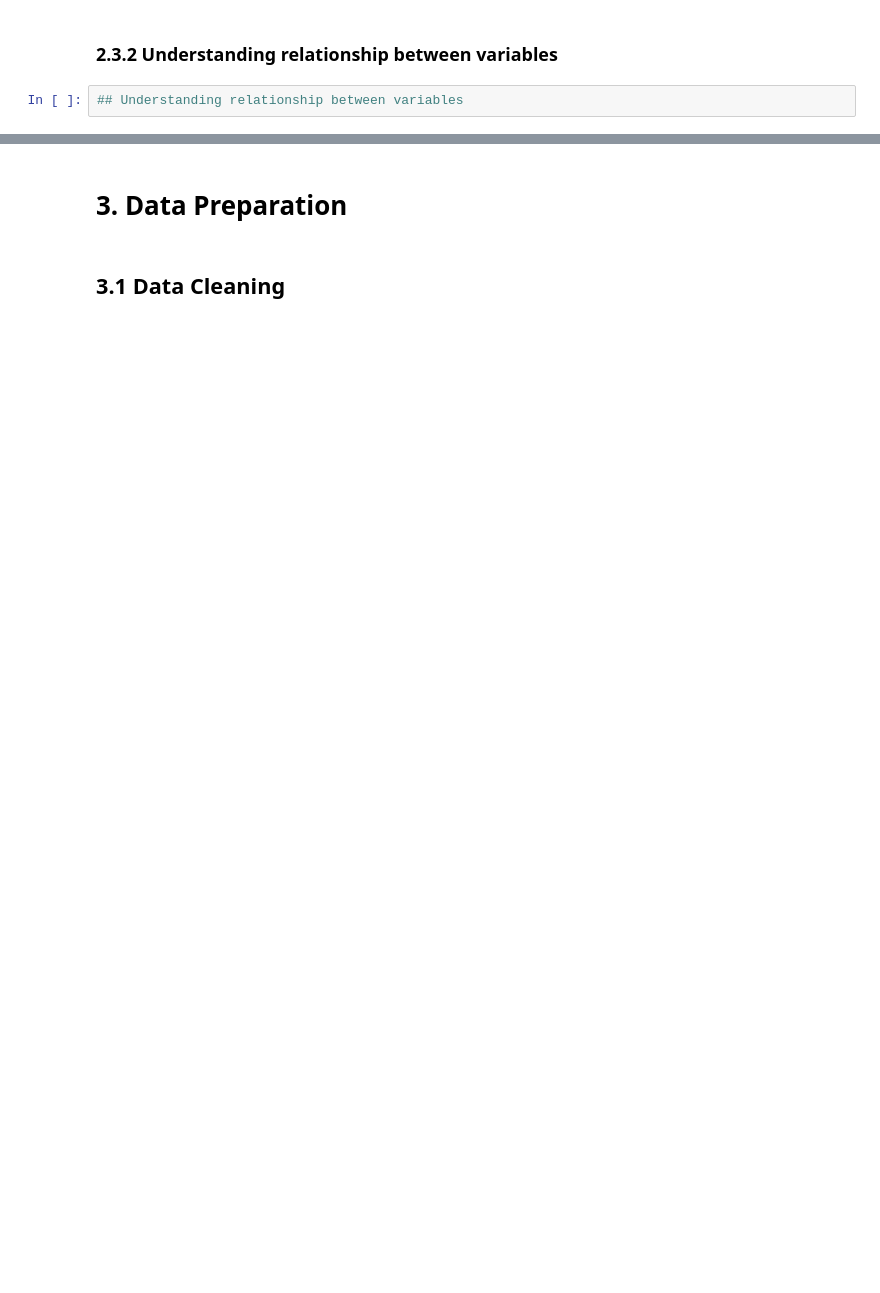
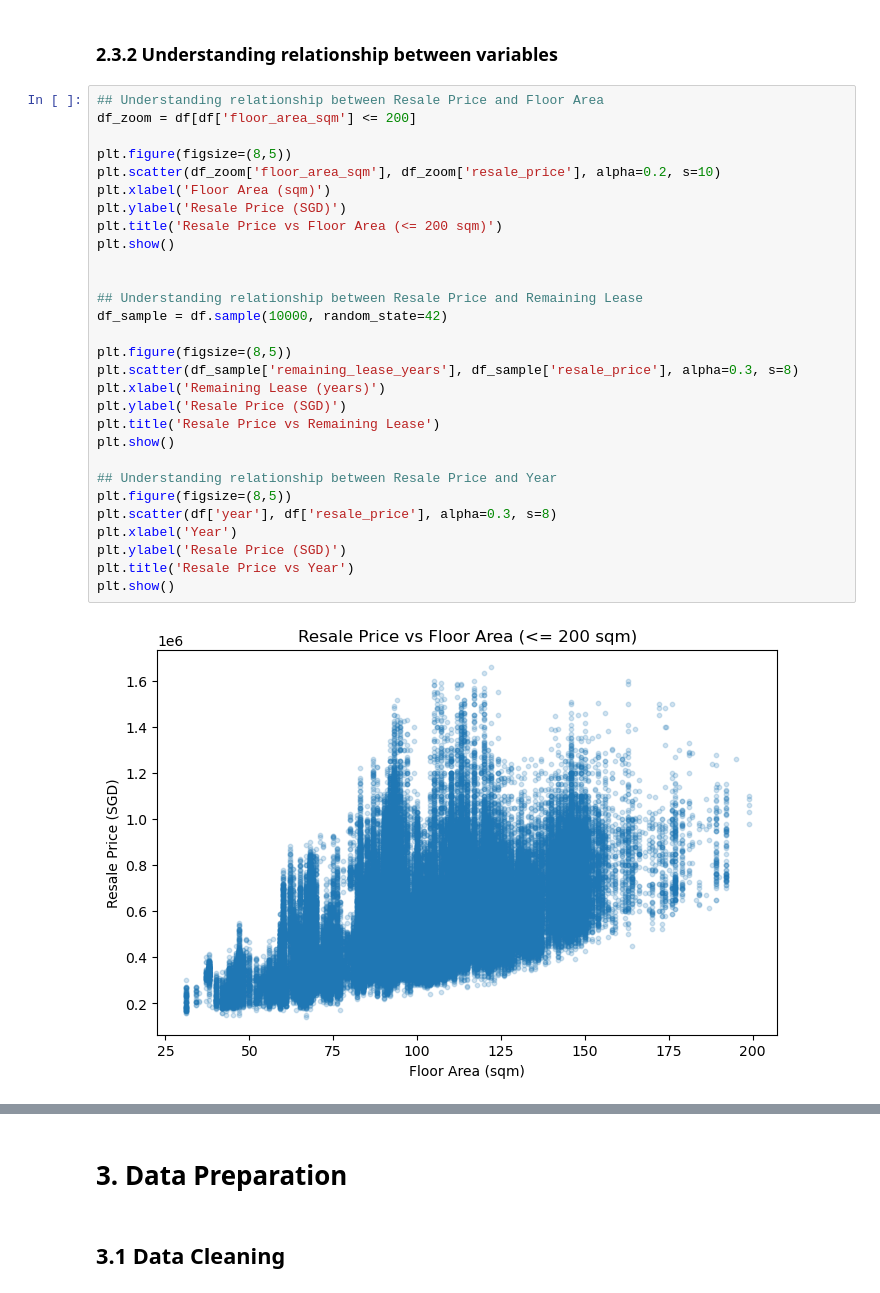
Before and after one commit to hsk-victor/Project, a Jupyter notebook: MLDP Program Codes Submission Template.ipynb, the cells around one changed output, grey strips where cells are left out. Cells and saved outputs as stored; diff of their text form; blank space fills up the shorter version.

```diff
--- a/MLDP Program Codes Submission Template.ipynb
+++ b/MLDP Program Codes Submission Template.ipynb
@@ -209,4 +360,33 @@ plt.show()
 # %% [markdown]
 ### 2.3.2 Understanding relationship between variables
 # %%
-## Understanding relationship between variables
+## Understanding relationship between Resale Price and Floor Area
+df_zoom = df[df['floor_area_sqm'] <= 200]
+
+plt.figure(figsize=(8,5))
+plt.scatter(df_zoom['floor_area_sqm'], df_zoom['resale_price'], alpha=0.2, s=10)
+plt.xlabel('Floor Area (sqm)')
+plt.ylabel('Resale Price (SGD)')
+plt.title('Resale Price vs Floor Area (<= 200 sqm)')
+plt.show()
+
+
+## Understanding relationship between Resale Price and Remaining Lease
+df_sample = df.sample(10000, random_state=42)
+
+plt.figure(figsize=(8,5))
+plt.scatter(df_sample['remaining_lease_years'], df_sample['resale_price'], alpha=0.3, s=8)
+plt.xlabel('Remaining Lease (years)')
+plt.ylabel('Resale Price (SGD)')
+plt.title('Resale Price vs Remaining Lease')
+plt.show()
+
+## Understanding relationship between Resale Price and Year
+plt.figure(figsize=(8,5))
+plt.scatter(df['year'], df['resale_price'], alpha=0.3, s=8)
+plt.xlabel('Year')
+plt.ylabel('Resale Price (SGD)')
+plt.title('Resale Price vs Year')
+plt.show()
+# %% [output]
+[figure, added]
```
Also changed, not shown: parts of 23 cells of this notebook, 2 other files.
